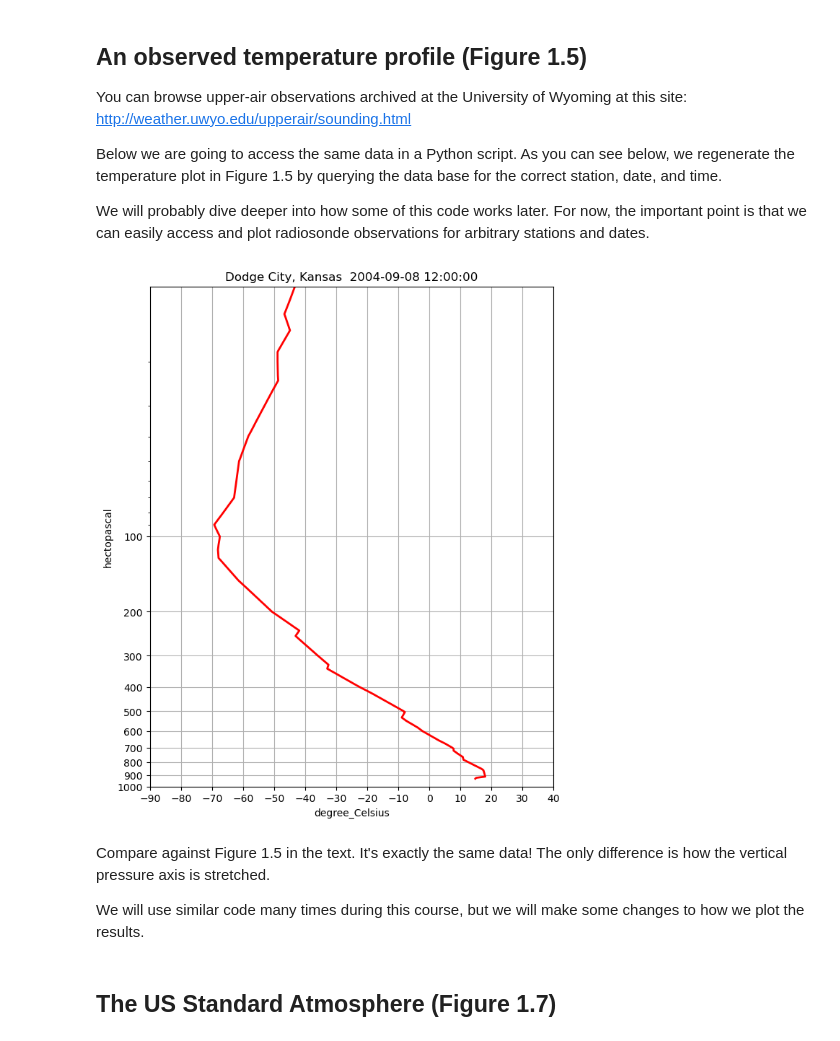
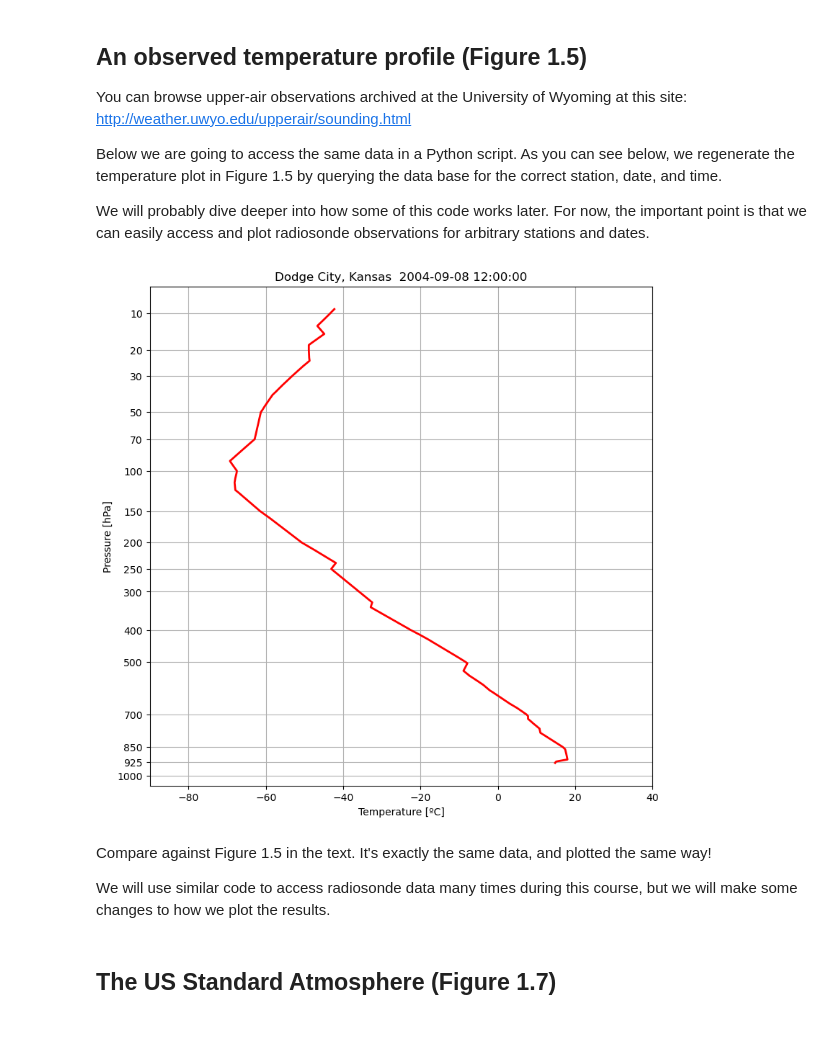
Before and after one commit to brian-rose/atm320-thermodynamics, a Jupyter notebook: notebooks/composition-structure.ipynb, the cells around one changed output. Drawn from its saved outputs; the diff is of its cells as text; code cells hidden in the pictures.

Commit message:
Plot soundings as Stuve diagrams

```diff
--- a/notebooks/composition-structure.ipynb
+++ b/notebooks/composition-structure.ipynb
@@ -29,19 +29,28 @@ station = 'DDC'  # station code for Dodge City, Kansas
 df = WyomingUpperAir.request_data(date, station)
 pressure = df['pressure'].values * units(df.units['pressure'])
 temperature = df['temperature'].values * units(df.units['temperature'])
-# %%
-fig = plt.figure(figsize=(9, 9))
-skew = SkewT(fig, rotation=0.)
-skew.plot(pressure, temperature, 'r', linewidth=2)
-skew.ax.set_xlim(-90,40)
-skew.ax.set_ylim(1000,10)
-skew.ax.set_title(f'Dodge City, Kansas  {date}');
-# %% [output]
-[figure, removed]
+# %%
+# Figure 1.5 is plotted as a "Stüve diagram"
+# meaning the y axis is proportional to p^0.286
+pticks = np.array([10,20,30,50,70,100,150,200,250,300,400,500,700,850,925,1000])
+k = 0.286
+
+fig, ax = plt.subplots(figsize=(9, 9))
+ax.plot(temperature, pressure**k, 'r', linewidth=2)
+ax.invert_yaxis()
+ax.set_xlim(-90,40)
+ax.set_yticks(pticks**k)
+ax.set_yticklabels(pticks)
+ax.set_ylabel('Pressure [hPa]')
+ax.set_xlabel('Temperature [ºC]')
+ax.grid()
+ax.set_title(f'Dodge City, Kansas  {date}');
+# %% [output]
+[figure, added]
 # %% [markdown]
-Compare against Figure 1.5 in the text. It's exactly the same data! The only difference is how the vertical pressure axis is stretched.
+Compare against Figure 1.5 in the text. It's exactly the same data, and plotted the same way!
 
-We will use similar code many times during this course, but we will make some changes to how we plot the results.
+We will use similar code to access radiosonde data many times during this course, but we will make some changes to how we plot the results.
 # %% [markdown]
 ## The US Standard Atmosphere (Figure 1.7)
 # %% [markdown]
```
Also changed, not shown: parts of 2 cells of this notebook.
